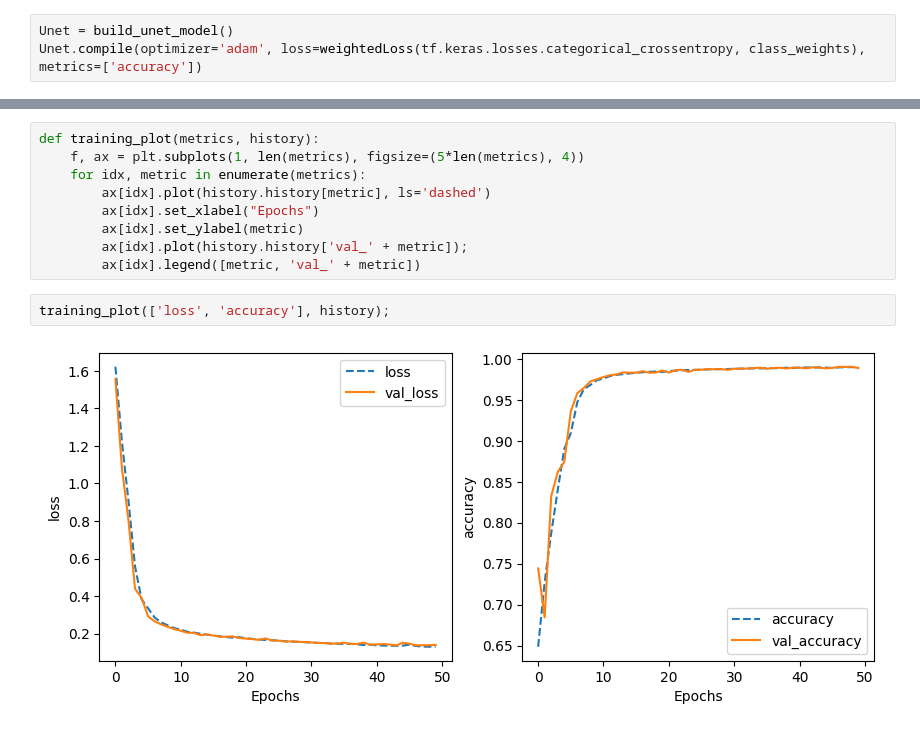
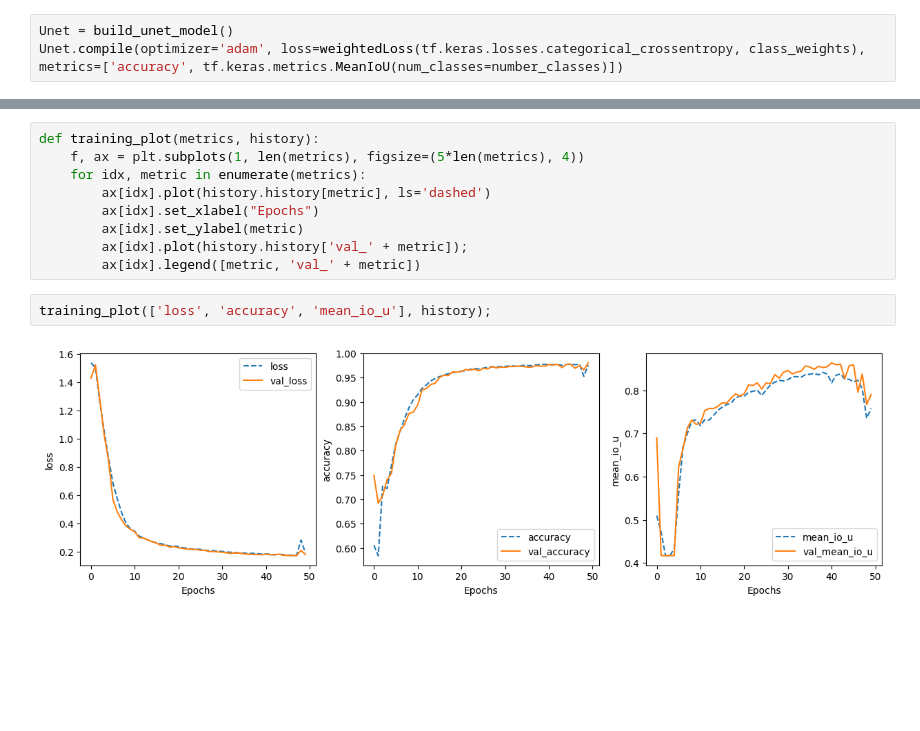
Before and after one commit to PedroAMtz/RSNA_Abdominal_Trauma, a Jupyter notebook: experiments/UNET_Segmentation/u-net-segmentation.ipynb, the cells around one changed output, grey strips where cells are left out. Cells and saved outputs as stored; diff of their text form; blank space fills up the shorter version.

Commit message:
Kaggle Notebook | U-Net_Segmentation | Version 4  MeanIoU metric added

```diff
--- a/experiments/UNET_Segmentation/u-net-segmentation.ipynb
+++ b/experiments/UNET_Segmentation/u-net-segmentation.ipynb
@@ -401,7 +401,7 @@ def build_unet_model():
     return unet_model
 # %%
 Unet = build_unet_model()
-Unet.compile(optimizer='adam', loss=weightedLoss(tf.keras.losses.categorical_crossentropy, class_weights), metrics=['accuracy'])
+Unet.compile(optimizer='adam', loss=weightedLoss(tf.keras.losses.categorical_crossentropy, class_weights), metrics=['accuracy', tf.keras.metrics.MeanIoU(num_classes=number_classes)])
 # %%
 Unet.summary()
 # %% [output]
@@ -457,6 +457,6 @@ def training_plot(metrics, history):
         ax[idx].plot(history.history['val_' + metric]);
         ax[idx].legend([metric, 'val_' + metric])
 # %%
-training_plot(['loss', 'accuracy'], history);
+training_plot(['loss', 'accuracy', 'mean_io_u'], history);
 # %% [output]
-[figure, old version]
+[figure, new version]
```
Also changed, not shown: parts of 2 cells of this notebook.
